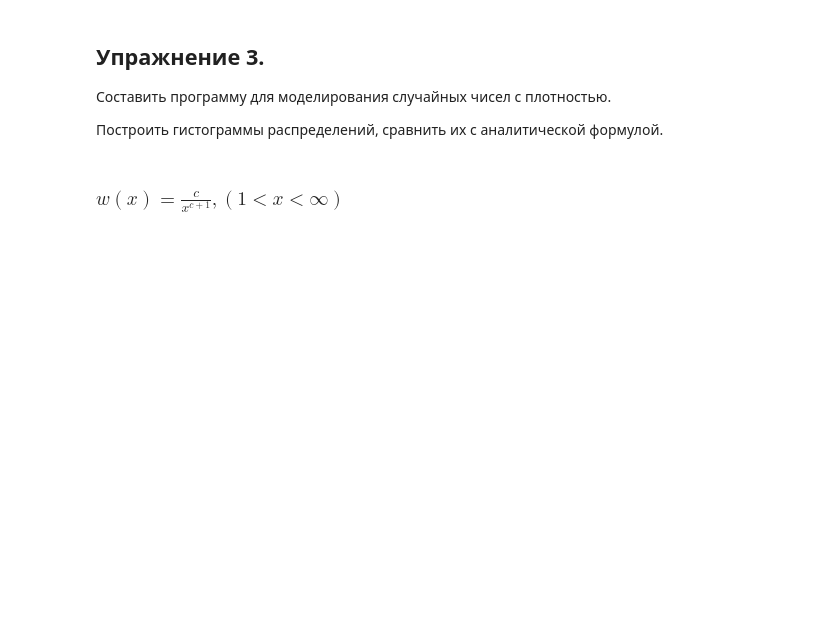
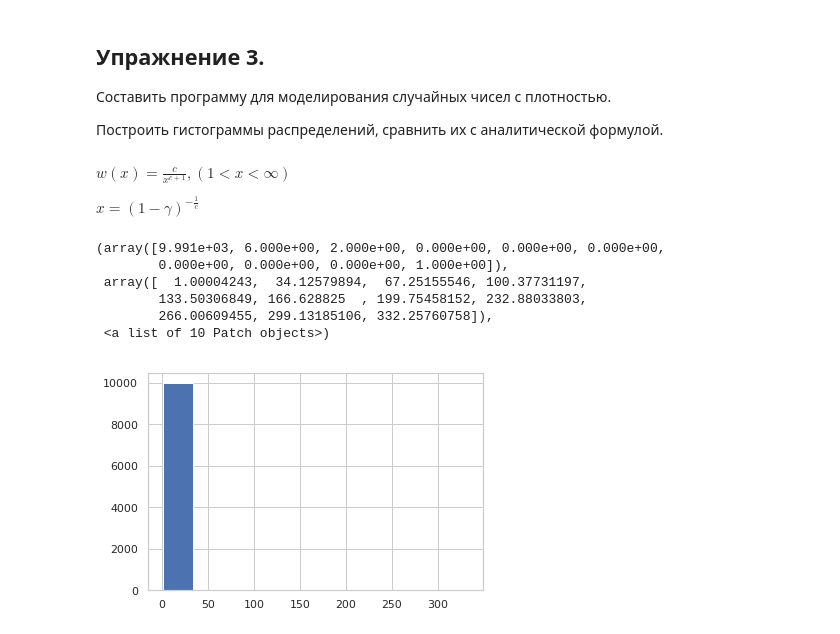
Before and after one commit to WeitBelou/monte-carlo, a Jupyter notebook: notebooks/Lesson 3.ipynb, the cells around one changed output. Cells and saved outputs as stored; diff of their text form; code cells hidden in the pictures; blank space fills up the shorter version.

```diff
--- a/notebooks/Lesson 3.ipynb
+++ b/notebooks/Lesson 3.ipynb
@@ -122,4 +122,22 @@ rel_area_diff=0.0010805517978003732
 # %%
 n_points = 10 ** 4
 # %% [markdown]
-### $w(x) = \frac{c}{x^{c+1}}, (1 < x < \infty)$
+$w(x) = \frac{c}{x^{c+1}}, (1 < x < \infty)$
+
+$x = (1 - \gamma)^{-\frac{1}{c}}$
+# %%
+def gen(c: float = 2) -> Generator[float, None, None]:
+    while True:
+        yield (1 - random.random()) ** (- 1 / c)
+
+
+points = list(islice(gen(), n_points))
+plt.hist(points)
+# %% [output]
+(array([9.991e+03, 6.000e+00, 2.000e+00, 0.000e+00, 0.000e+00, 0.000e+00,
+        0.000e+00, 0.000e+00, 0.000e+00, 1.000e+00]),
+ array([  1.00004243,  34.12579894,  67.25155546, 100.37731197,
+        133.50306849, 166.628825  , 199.75458152, 232.88033803,
+        266.00609455, 299.13185106, 332.25760758]),
+ <a list of 10 Patch objects>)
+[figure, added]
```
Also changed, not shown: parts of 15 cells of this notebook, 2 other files.
